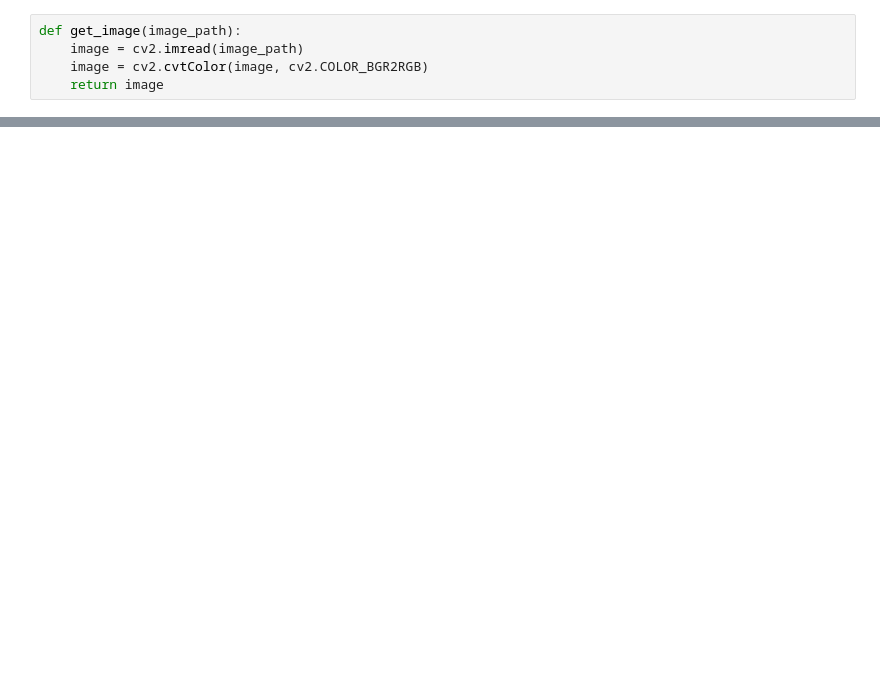
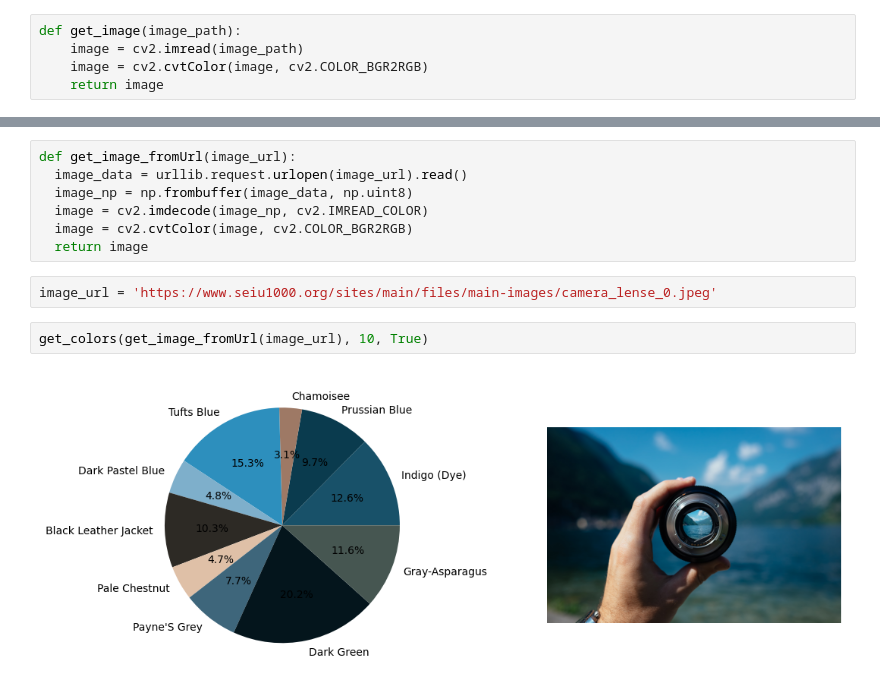
Before and after one commit to lordgrim18/Color-Identification-In-Images, a Jupyter notebook: Color_Identification_In_Images.ipynb, the cells around one changed output, grey strips where cells are left out. Saved outputs shown, nothing was run; the diff lists cells and outputs as text; blank space fills up the shorter version.

Commit message:
updating color identification and adding colors.csv

```diff
--- a/Color_Identification_In_Images.ipynb
+++ b/Color_Identification_In_Images.ipynb
@@ -71,0 +78,13 @@ get_colors(get_image('sample_image.jpg'), 10, True)
+# %%
+def get_image_fromUrl(image_url):
+  image_data = urllib.request.urlopen(image_url).read()
+  image_np = np.frombuffer(image_data, np.uint8)
+  image = cv2.imdecode(image_np, cv2.IMREAD_COLOR)
+  image = cv2.cvtColor(image, cv2.COLOR_BGR2RGB)
+  return image
+# %%
+image_url = 'https://www.seiu1000.org/sites/main/files/main-images/camera_lense_0.jpeg'
+# %%
+get_colors(get_image_fromUrl(image_url), 10, True)
+# %% [output]
+[figure, added]
```
Also changed, not shown: parts of 12 cells of this notebook, 1 other file.
